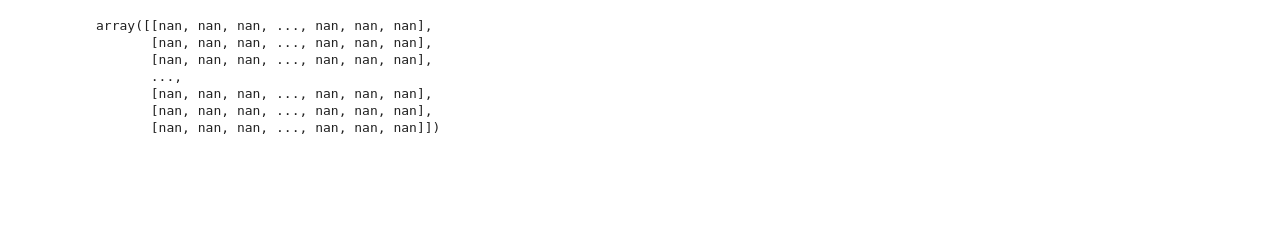
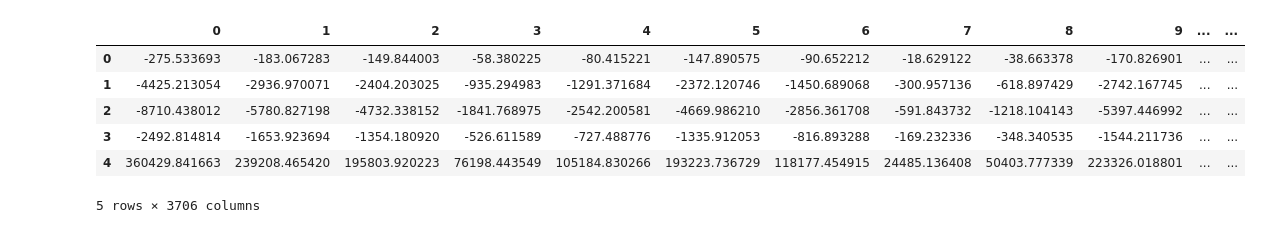
Before and after one commit to t8140140/assingment1-data-mining, a Jupyter notebook: 1_3.ipynb, the cells around one changed output. Cells and saved outputs as stored; diff of their text form; code cells hidden in the pictures; blank space fills up the shorter version.

```diff
--- a/1_3.ipynb
+++ b/1_3.ipynb
@@ -27,5 +32,7 @@ from cmath import isnan
 def create_matrices(ratings):
     X = np.array(ratings_table.pivot(index='user_id',columns='movie_id', values='rating'))
 
-    U = np.random.uniform(-1, 1, (len(X), num_of_factors))
-    M = np.random.uniform(-1, 1, (num_of_factors, len(X[0])))
+    U = np.random.uniform(0, 1, (len(X), num_of_factors))
+    M = np.random.uniform(0, 1, (num_of_factors, len(X[0])))
+
+    return [X, U, M]
@@ -68,2 +86,4 @@ def calculate_predictions(U, M):
+# %%
+X, U, M = create_matrices(ratings_table)
 # %%
-pred_U, pred_M = calculate_predictions(U, M)
+U, M = calculate_predictions(X, U, M)
@@ -70,13 +108,13 @@ pred_U, pred_M = calculate_predictions(U, M)
-# %%
-
-p = np.dot(U[0,:], M[:, 0])
-# %% [output]
-array([[nan, nan, nan, ..., nan, nan, nan],
-       [nan, nan, nan, ..., nan, nan, nan],
-       [nan, nan, nan, ..., nan, nan, nan],
-       ...,
-       [nan, nan, nan, ..., nan, nan, nan],
-       [nan, nan, nan, ..., nan, nan, nan],
-       [nan, nan, nan, ..., nan, nan, nan]])
+# %%
+p = np.matmul(U, M)
+df = pd.DataFrame(p)
+# %% [output]
+|  | 0 | 1 | 2 | 3 | 4 | 5 | 6 | 7 | 8 | 9 | ... | ... |
+| 0 | -275.533693 | -183.067283 | -149.844003 | -58.380225 | -80.415221 | -147.890575 | -90.652212 | -18.629122 | -38.663378 | -170.826901 | ... | ... |
+| 1 | -4425.213054 | -2936.970071 | -2404.203025 | -935.294983 | -1291.371684 | -2372.120746 | -1450.689068 | -300.957136 | -618.897429 | -2742.167745 | ... | ... |
+| 2 | -8710.438012 | -5780.827198 | -4732.338152 | -1841.768975 | -2542.200581 | -4669.986210 | -2856.361708 | -591.843732 | -1218.104143 | -5397.446992 | ... | ... |
+| 3 | -2492.814814 | -1653.923694 | -1354.180920 | -526.611589 | -727.488776 | -1335.912053 | -816.893288 | -169.232336 | -348.340535 | -1544.211736 | ... | ... |
+| 4 | 360429.841663 | 239208.465420 | 195803.920223 | 76198.443549 | 105184.830266 | 193223.736729 | 118177.454915 | 24485.136408 | 50403.777339 | 223326.018801 | ... | ... |
+5 rows × 3706 columns
 # %%
 
```
Also changed, not shown: parts of 5 cells of this notebook, 6 other files.
